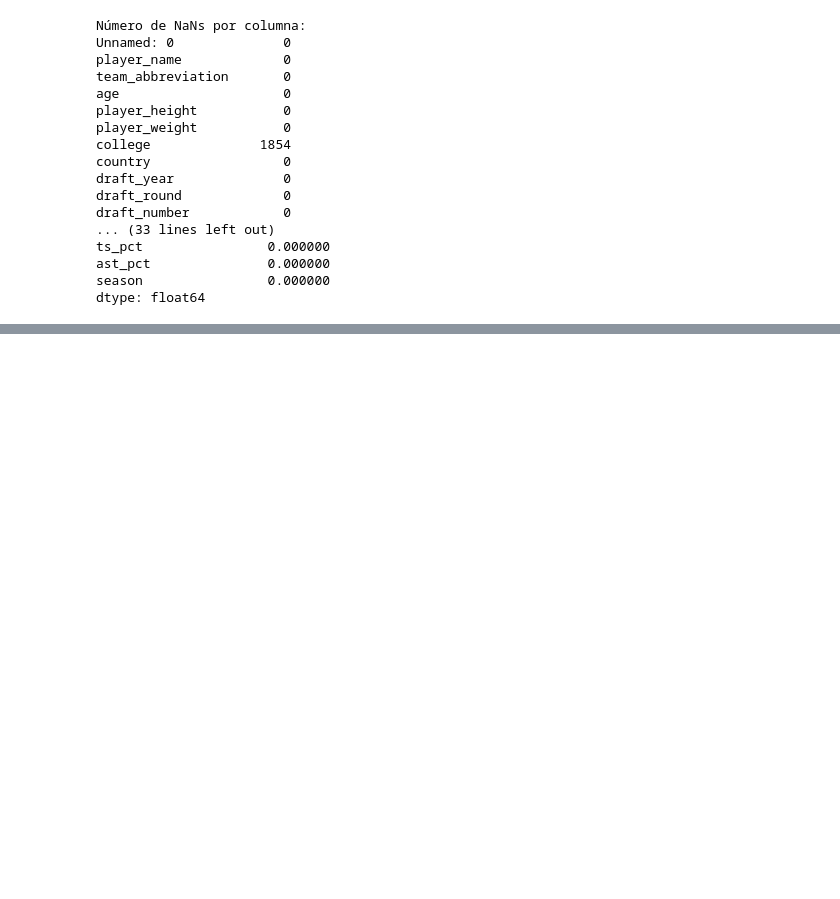
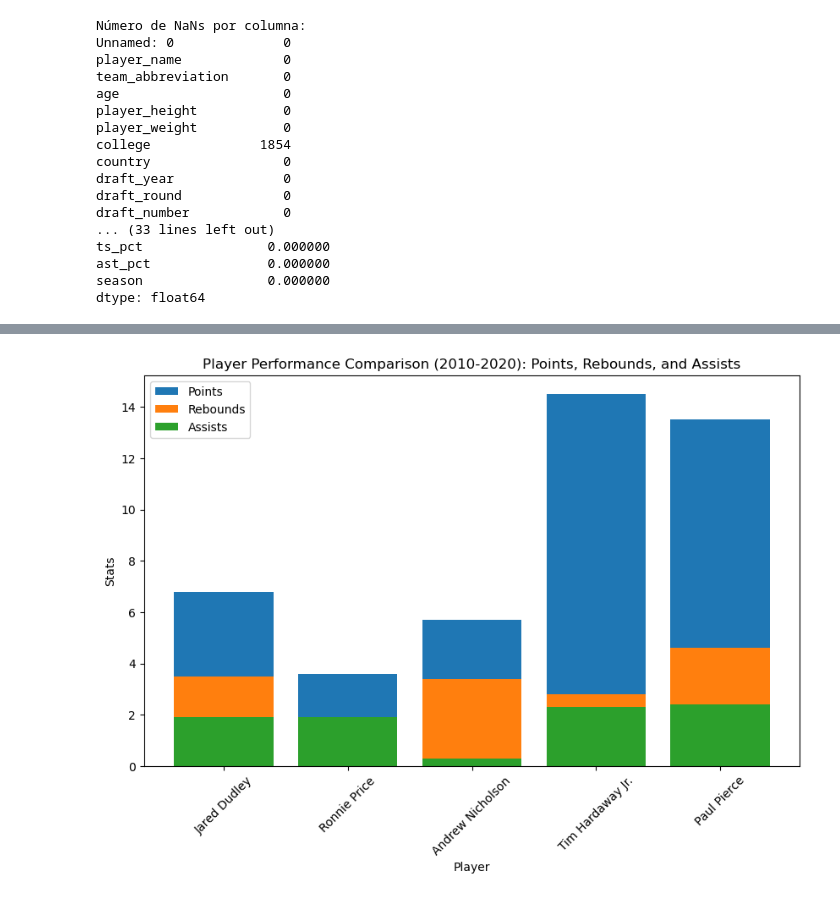
Before and after one commit to YssfDevOps/Rain-In-Australia-Kaggle-Prediction-Project, a Jupyter notebook: nba.ipynb, the cells around one changed output, grey strips where cells are left out. Saved outputs shown, nothing was run; the diff lists cells and outputs as text; code cells hidden in the pictures; blank space fills up the shorter version.

```diff
--- a/nba.ipynb
+++ b/nba.ipynb
@@ -91,0 +194,24 @@ dtype: float64
+# %%
+def plot_five_player_performance(start_year, end_year):
+    # Filter the data for the given year range
+    filtered_data = nba[(nba['season'].str[0:4].astype(int) >= start_year) & (nba['season'].str[0:4].astype(int) < end_year)]
+
+    # Sample 5 random players from the filtered data
+    random_players = filtered_data.sample(5)
+
+    # Plot the bar chart
+    plt.figure(figsize=(10, 6))
+    plt.bar(random_players['player_name'], random_players['pts'], label='Points')
+    plt.bar(random_players['player_name'], random_players['reb'], label='Rebounds')
+    plt.bar(random_players['player_name'], random_players['ast'], label='Assists')
+    plt.xlabel('Player')
+    plt.ylabel('Stats')
+    plt.title(f'Player Performance Comparison ({start_year}-{end_year}): Points, Rebounds, and Assists')
+    plt.legend()
+    plt.xticks(rotation=45)
+    plt.show()
+
+# Now you can call this function with any year range you want
+plot_five_player_performance(2010, 2020)
+# %% [output]
+[figure, added]
```
Also changed, not shown: parts of 25 cells of this notebook, 2 other files.
